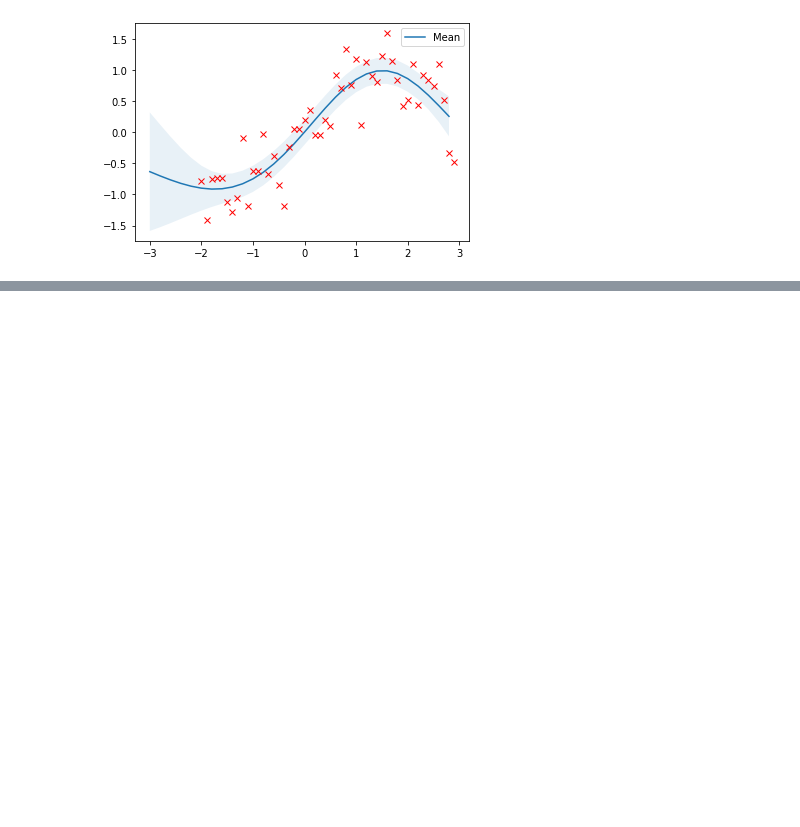
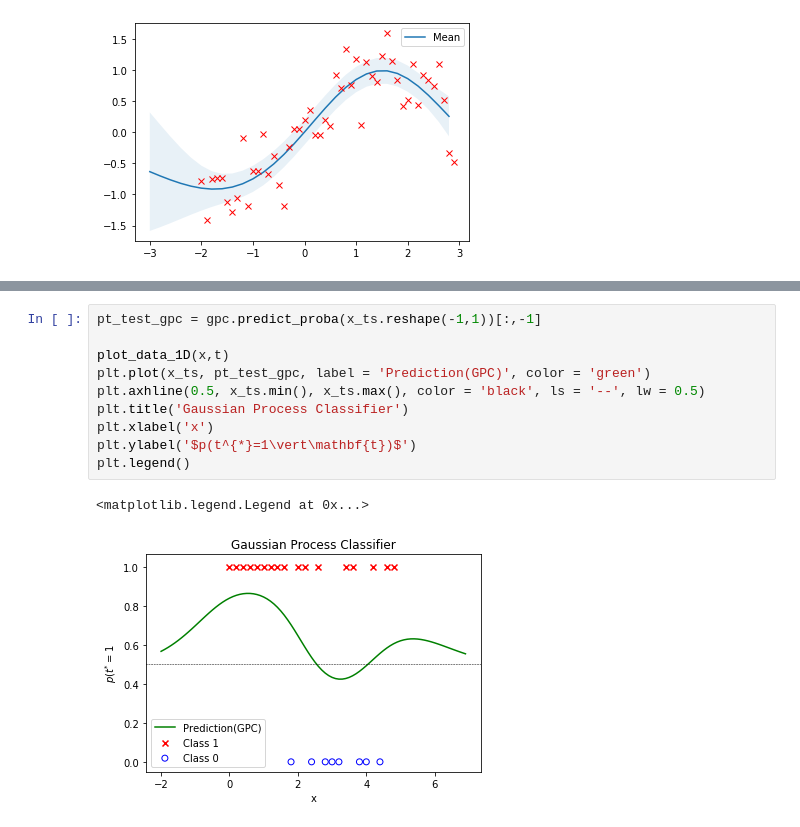
Before and after one commit to seolbluewings/Python, a Jupyter notebook: Gaussian Process.ipynb, the cells around one changed output, grey strips where cells are left out. Cells and saved outputs as stored; diff of their text form; blank space fills up the shorter version.

```diff
--- a/Gaussian Process.ipynb
+++ b/Gaussian Process.ipynb
@@ -99,0 +145,13 @@ plot_gp(mu_s, cov_s, y, X_train = x_tr, Y_train = y_tr)
+# %%
+pt_test_gpc = gpc.predict_proba(x_ts.reshape(-1,1))[:,-1]
+
+plot_data_1D(x,t)
+plt.plot(x_ts, pt_test_gpc, label = 'Prediction(GPC)', color = 'green')
+plt.axhline(0.5, x_ts.min(), x_ts.max(), color = 'black', ls = '--', lw = 0.5)
+plt.title('Gaussian Process Classifier')
+plt.xlabel('x')
+plt.ylabel('$p(t^{*}=1\vert\mathbf{t})$')
+plt.legend()
+# %% [output]
+<matplotlib.legend.Legend at 0x...>
+[figure, added]
```
Also changed, not shown: parts of 8 cells of this notebook.
